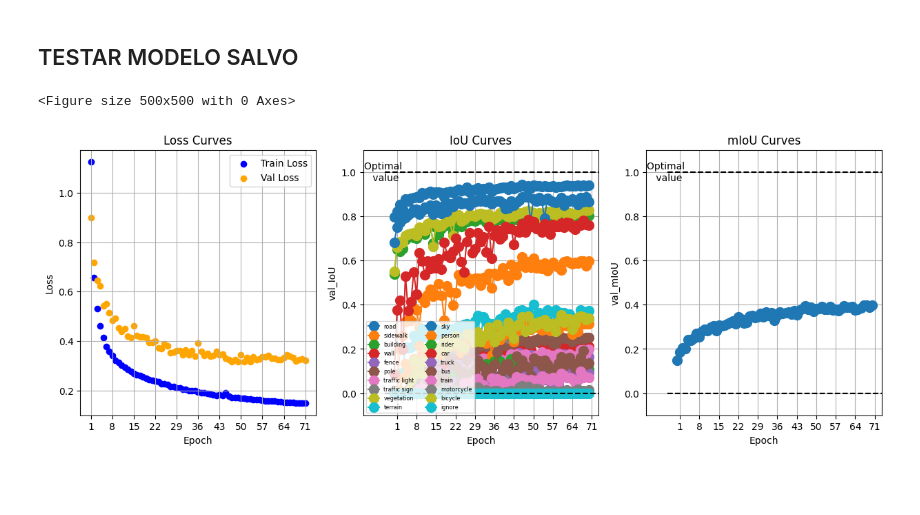
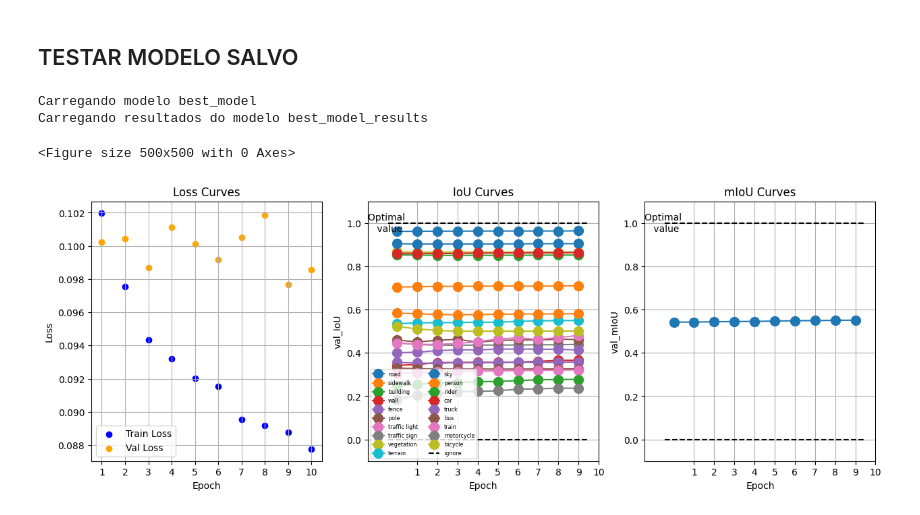
Before and after one commit to JoseFSilveira/QFast-SCNN_with_Brevitas_and_FINN, a Jupyter notebook: main.ipynb, the cells around one changed output. Drawn from its saved outputs; the diff is of its cells as text; code cells hidden in the pictures; blank space fills up the shorter version.

```diff
--- a/main.ipynb
+++ b/main.ipynb
@@ -352,22 +352,23 @@ EPOCH 4/10
 # %%
 if SCRIPT_MODE != "TRAIN":
 
     # Criando novo modelo para carregar o salvo
-    loaded_model = fscnn.FastSCNN(num_classes=NUM_CLASSES, aux=True).to(device)
+    loaded_model = fscnn.FastSCNN(num_classes=NUM_CLASSES, aux=False).to(device)
 
     # Carregando apenas os parametros (state_dict()), pois isso flexibiliza o modelo e evita erros de incompatibilidade com parametros e caminhos do modelo original
-    # OBS: torch.load() carrega o modelo inteiro, nao apenas os parametros
-    loaded_model, loaded_model_results = load_state_dict(loaded_model, name="best_model", load_reults=True, device=device)
-
-    # Compila o modelo para melhorar a performance
-    loaded_model = torch.compile(loaded_model)
+    eval_fastscnn = ev.EvalModel(model = loaded_model,
+                                 state_dict_path="./model_weights/new_params/best_model.pth",
+                                 results_path="./model_weights/new_params/best_model_results.pt",
+                                 device=device)
 
     # Imprimir os resultados
-    print_results(loaded_model_results, metrics)
-    best_loaded_results = get_best_results(loaded_model_results, IoU_lables=ds_lables.id_names)
+    print_results(eval_fastscnn.train_results, metrics)
+    best_loaded_results = eval_fastscnn.get_best_results(IoU_lables=ds_lables.id_names)
 # %% [output]
-<Figure size 500x500 with 0 Axes>
+Carregando modelo best_model
+Carregando resultados do modelo best_model_results
+<Figure size 500x500 with 0 Axes>
-[figure, old version]
+[figure, new version]
 # %%
 best_loaded_results
 # %% [output]
```
Also changed, not shown: parts of 12 cells of this notebook, 7 other files.
